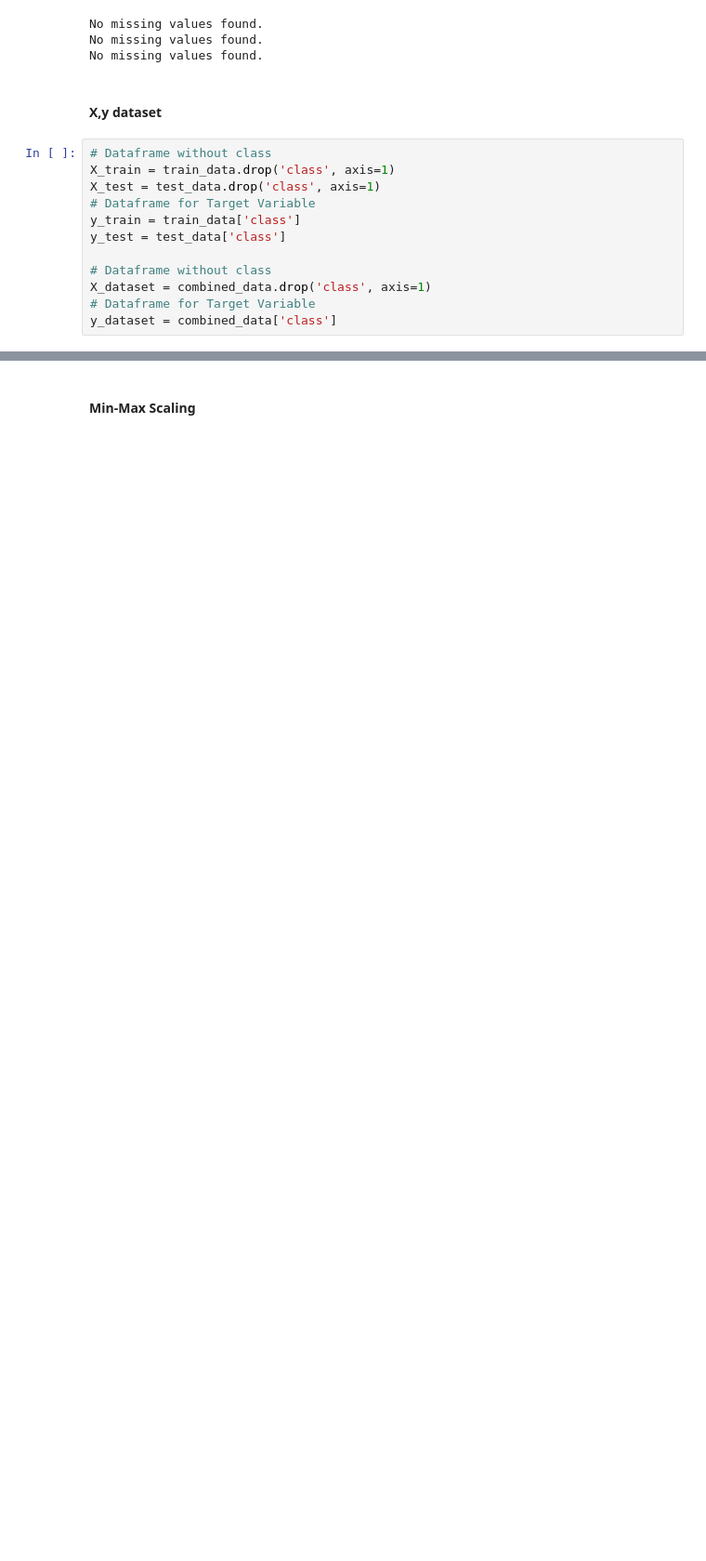
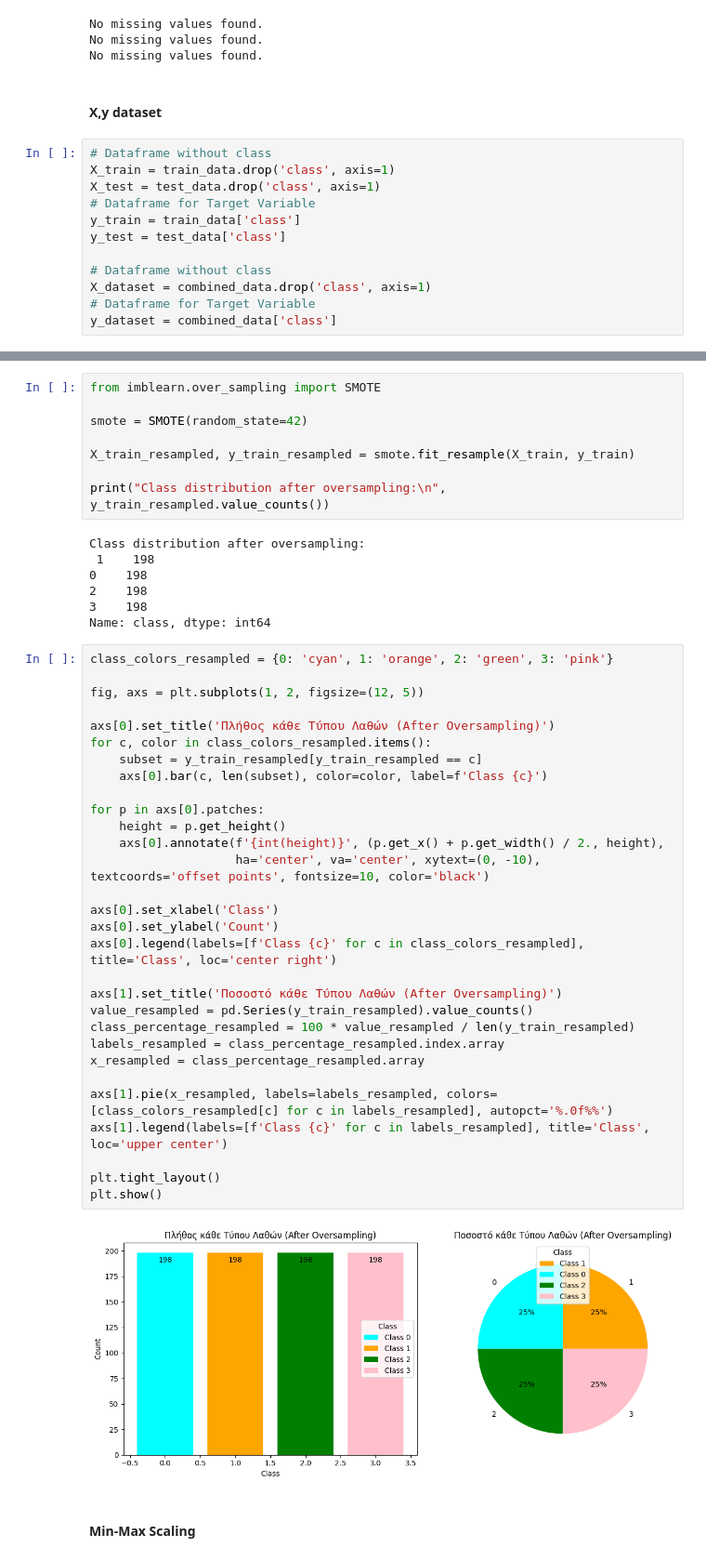
Before and after one commit to SarantisPapachrist/Diploma-Thesis, a Jupyter notebook: PV_dataset/PV_dataset.ipynb, the cells around one changed output, grey strips where cells are left out. Shown at 93% size. Saved outputs shown, nothing was run; the diff lists cells and outputs as text; blank space fills up the shorter version.

Commit message:
Resampled Datasets

```diff
--- a/PV_dataset/PV_dataset.ipynb
+++ b/PV_dataset/PV_dataset.ipynb
@@ -248,3 +250,50 @@ y_dataset = combined_data['class']
+# %%
+from imblearn.over_sampling import SMOTE
+
+smote = SMOTE(random_state=42)
+
+X_train_resampled, y_train_resampled = smote.fit_resample(X_train, y_train)
+
+print("Class distribution after oversampling:\n", y_train_resampled.value_counts())
+# %% [output]
+Class distribution after oversampling:
+ 1    198
+0    198
+2    198
+3    198
+Name: class, dtype: int64
+# %%
+class_colors_resampled = {0: 'cyan', 1: 'orange', 2: 'green', 3: 'pink'}
+
+fig, axs = plt.subplots(1, 2, figsize=(12, 5))
+
+axs[0].set_title('Πλήθος κάθε Τύπου Λαθών (After Oversampling)')
+for c, color in class_colors_resampled.items():
+    subset = y_train_resampled[y_train_resampled == c]
+    axs[0].bar(c, len(subset), color=color, label=f'Class {c}')
+
+for p in axs[0].patches:
+    height = p.get_height()
+    axs[0].annotate(f'{int(height)}', (p.get_x() + p.get_width() / 2., height),
+                    ha='center', va='center', xytext=(0, -10), textcoords='offset points', fontsize=10, color='black')
+
+axs[0].set_xlabel('Class')
+axs[0].set_ylabel('Count')
+axs[0].legend(labels=[f'Class {c}' for c in class_colors_resampled], title='Class', loc='center right')
+
+axs[1].set_title('Ποσοστό κάθε Τύπου Λαθών (After Oversampling)')
+value_resampled = pd.Series(y_train_resampled).value_counts()
+class_percentage_resampled = 100 * value_resampled / len(y_train_resampled)
+labels_resampled = class_percentage_resampled.index.array
+x_resampled = class_percentage_resampled.array
+
+axs[1].pie(x_resampled, labels=labels_resampled, colors=[class_colors_resampled[c] for c in labels_resampled], autopct='%.0f%%')
+axs[1].legend(labels=[f'Class {c}' for c in labels_resampled], title='Class', loc='upper center')
+
+plt.tight_layout()
+plt.show()
+# %% [output]
+[figure, added]
 # %% [markdown]
 #### Min-Max Scaling
 # %%
```
Also changed, not shown: parts of 4 cells of this notebook.
